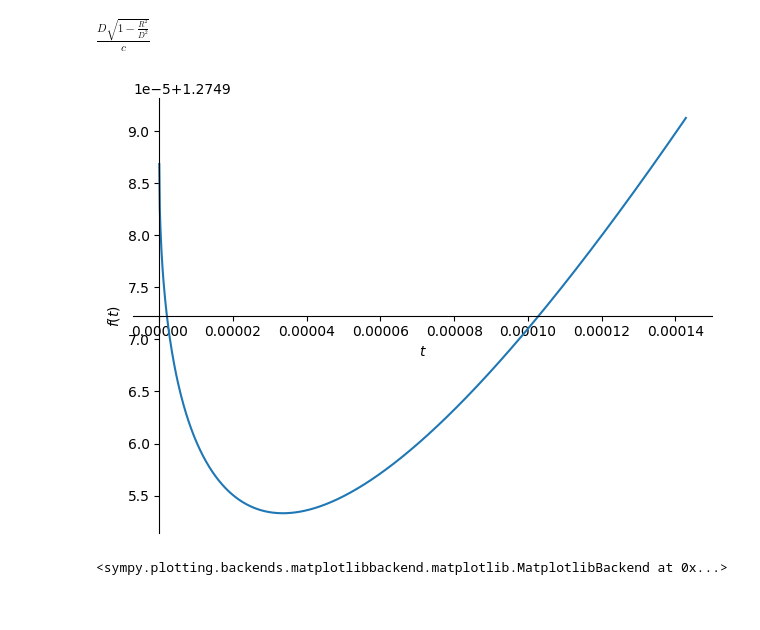
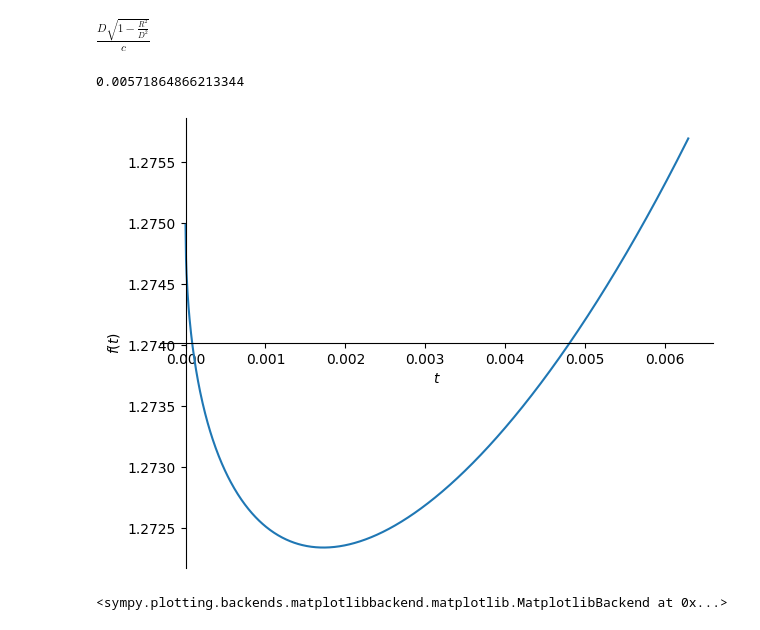
Before and after one commit to alvazi2/RelativisticIllumination, a Jupyter notebook: MoonSweep.ipynb, the cells around one changed output. Cells and saved outputs as stored; diff of their text form; code cells hidden in the pictures.

Commit message:
Minor improvements in duration handling

```diff
--- a/MoonSweep.ipynb
+++ b/MoonSweep.ipynb
@@ -125,10 +125,16 @@ $\displaystyle \frac{D \sqrt{1 - \frac{R^{2}}{D^{2}}}}{c}$
 # no analytical solution
 # %%
 # Arrival time for Earth - Moon system:
-sweepDuration = 1.0                                      # Sweep duration in seconds
+sweepDuration = 0.01          # Sweep duration in seconds
 angularSpeedMoon = angularSpeed.subs([(D, distanceEarthMoon), (R, moonRadius), (T, sweepDuration)])
 arrivalTimeMoon = arrivalTime.subs([(D, distanceEarthMoon), (R, moonRadius), (c, speedOfLight), (omega, angularSpeedMoon)])
-plot(arrivalTimeMoon(t), (t, 0, sweepDuration/7000))
+
+maxDupTime = re(nsolve(arrivalTimeMoon(t) - arrivalTimeMoon(0), 1)) #without re() it may return a tiny imaginary part
+print( maxDupTime )
+
+plot(arrivalTimeMoon(t), (t, 0, maxDupTime*1.1))
+#plot(arrivalTimeMoon(t), (t, 0, sweepDuration/7000))
 # %% [output]
+0.00571864866213344
-[figure, old version]
+[figure, new version]
-<sympy.plotting.backends.matplotlibbackend.matplotlib.MatplotlibBackend at 0x...>
+<sympy.plotting.backends.matplotlibbackend.matplotlib.MatplotlibBackend at 0x...>
```
